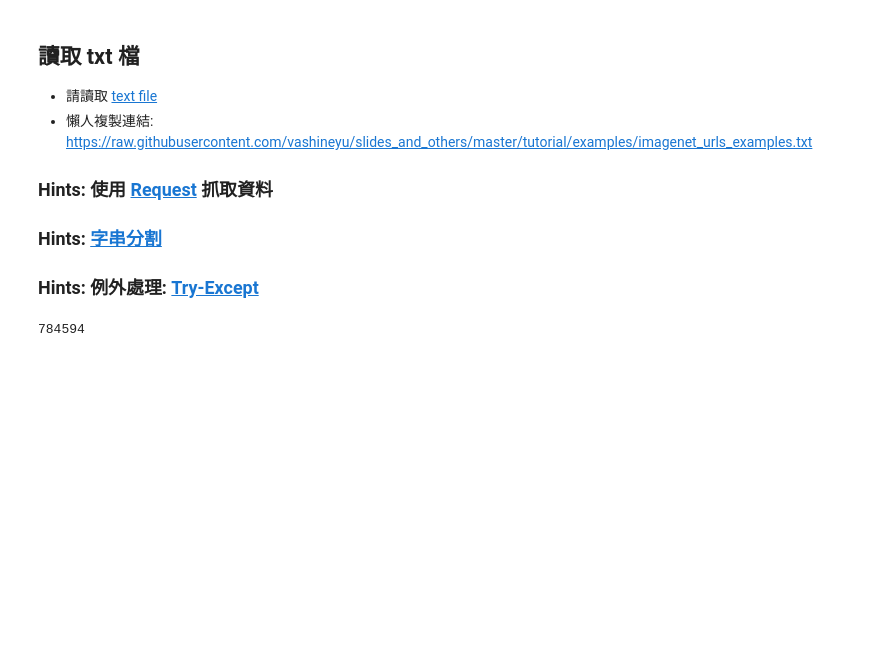
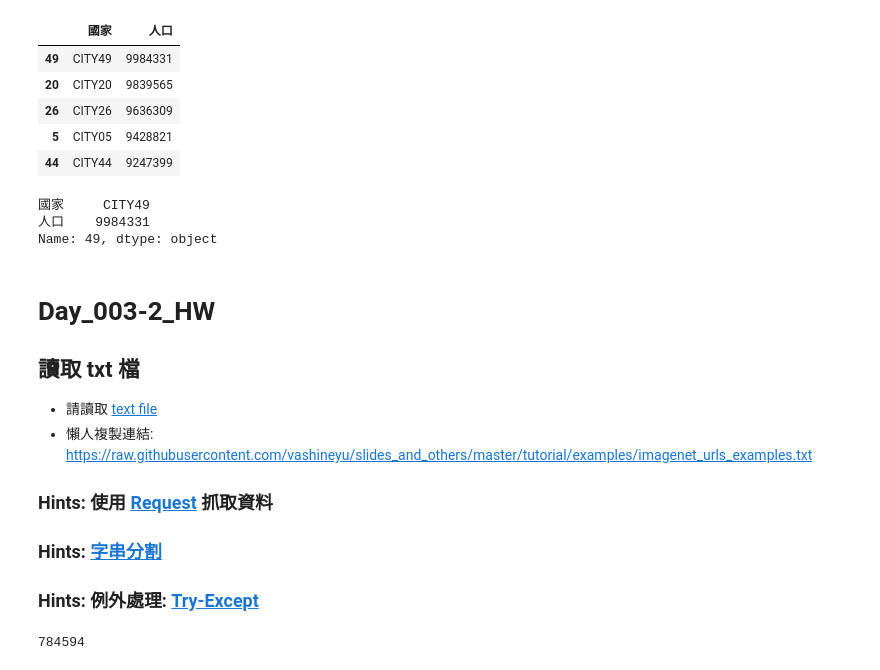
Before and after one commit to SamirLiu127/2nd-ML100Days, a Jupyter notebook: homework/Day_003-2_HW.ipynb, the cells around one changed output. Cells and saved outputs as stored; diff of their text form; code cells hidden in the pictures; blank space fills up the shorter version.

```diff
--- a/homework/Day_003-2_HW.ipynb
+++ b/homework/Day_003-2_HW.ipynb
@@ -1,4 +27,22 @@
+# %%
+# 人口最多國家(排序)
+data.sort_values('人口', ascending=False).head()
+# %% [output]
+|  | 國家 | 人口 |
+| 49 | CITY49 | 9984331 |
+| 20 | CITY20 | 9839565 |
+| 26 | CITY26 | 9636309 |
+| 5 | CITY05 | 9428821 |
+| 44 | CITY44 | 9247399 |
+# %%
+# 人口最多國家(取最大idx)
+data.iloc[data['人口'].idxmax()]
+# %% [output]
+國家     CITY49
+人口    9984331
+Name: 49, dtype: object
 # %% [markdown]
+# Day_003-2_HW
 ## 讀取 txt 檔
 * 請讀取 [text file](https://raw.githubusercontent.com/vashineyu/slides_and_others/master/tutorial/examples/imagenet_urls_examples.txt)
 * 懶人複製連結: https://raw.githubusercontent.com/vashineyu/slides_and_others/master/tutorial/examples/imagenet_urls_examples.txt
```
Also changed, not shown: parts of 4 cells of this notebook.
